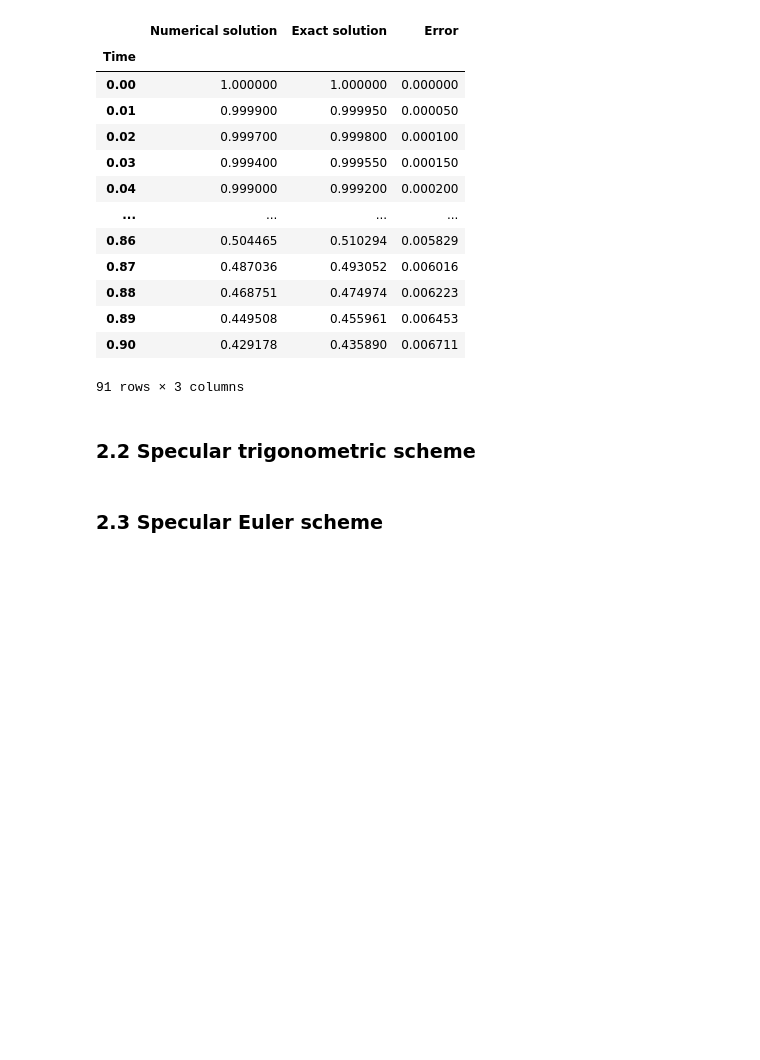
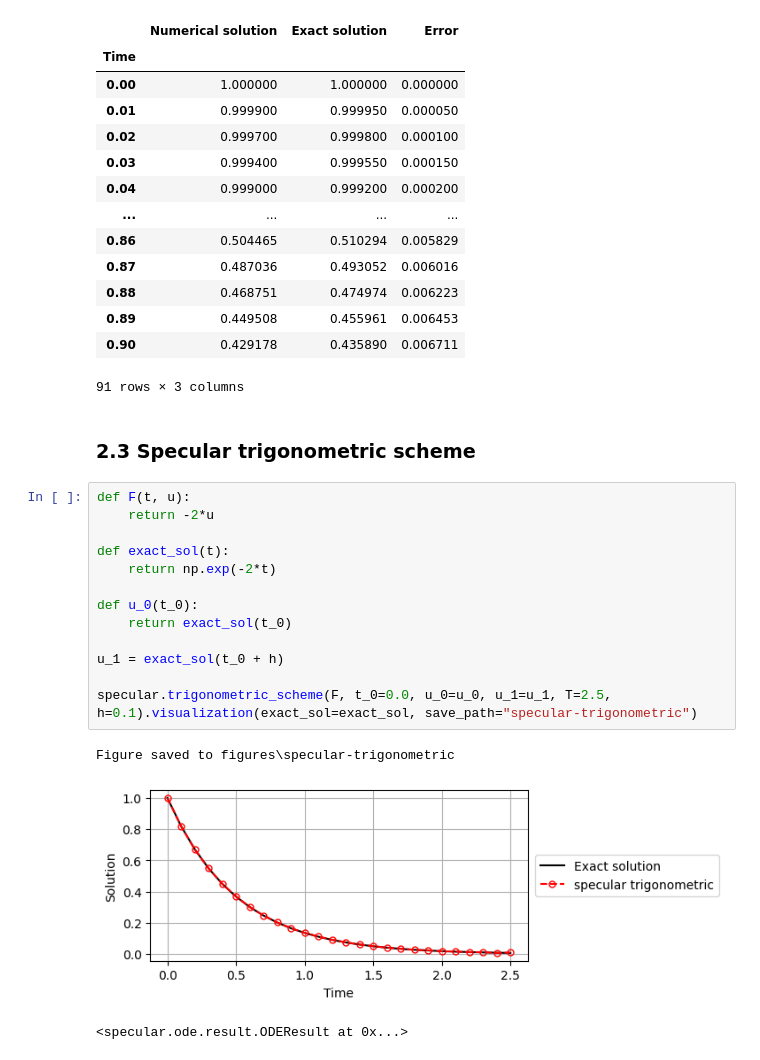
Before and after one commit to kyjung2357/specular-differentiation, a Jupyter notebook: docs/2. Numerical ordinary differential equations.ipynb, the cells around one changed output. Saved outputs shown, nothing was run; the diff lists cells and outputs as text; blank space fills up the shorter version.

```diff
--- a/docs/2. Numerical ordinary differential equations.ipynb
+++ b/docs/2. Numerical ordinary differential equations.ipynb
@@ -175,7 +149,22 @@ Table saved to tables\implicit-Euler.csv
 | 0.89 | 0.449508 | 0.455961 | 0.006453 |
 | 0.90 | 0.429178 | 0.435890 | 0.006711 |
 91 rows × 3 columns
-# %% [markdown]
-### 2.2 Specular trigonometric scheme
-# %% [markdown]
-### 2.3 Specular Euler scheme
+# %% [markdown]
+### 2.3 Specular trigonometric scheme
+# %%
+def F(t, u):
+    return -2*u
+
+def exact_sol(t):
+    return np.exp(-2*t)
+
+def u_0(t_0):
+    return exact_sol(t_0)
+
+u_1 = exact_sol(t_0 + h)
+
+specular.trigonometric_scheme(F, t_0=0.0, u_0=u_0, u_1=u_1, T=2.5, h=0.1).visualization(exact_sol=exact_sol, save_path="specular-trigonometric")
+# %% [output]
+Figure saved to figures\specular-trigonometric
+[figure, added]
+<specular.ode.result.ODEResult at 0x...>
```
Also changed, not shown: parts of 3 cells of this notebook, 2 other files.
